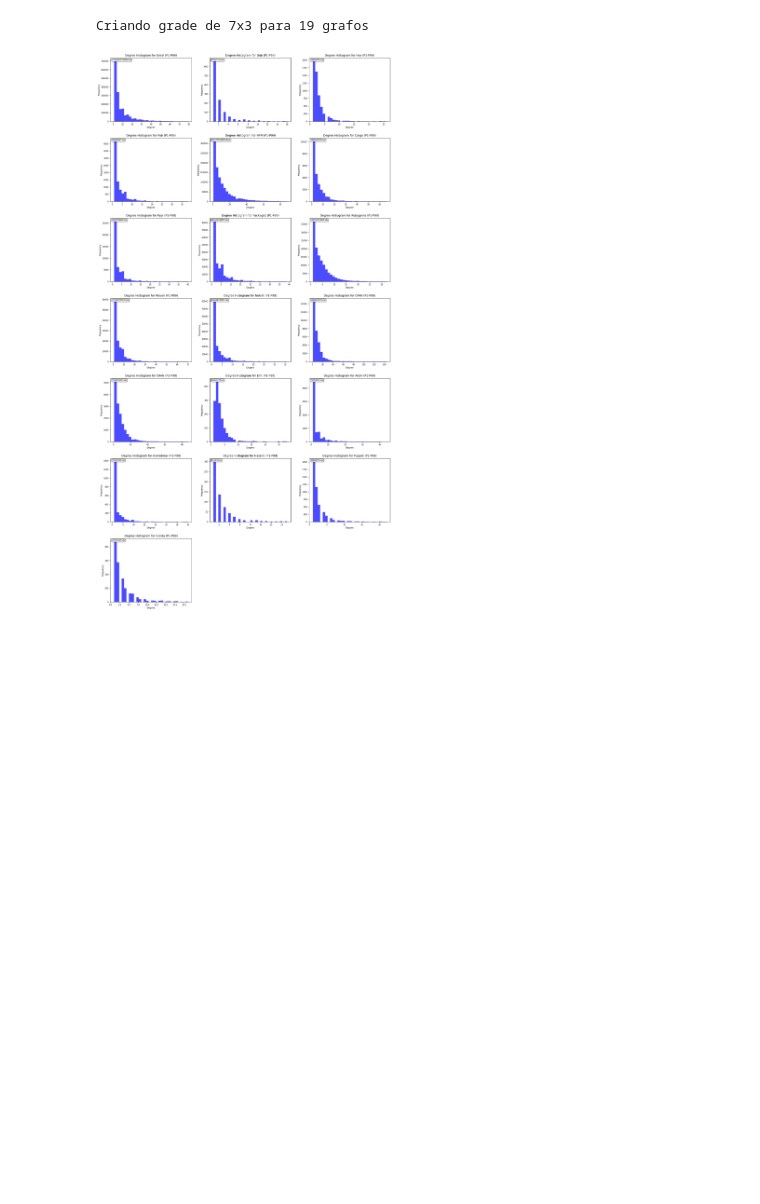
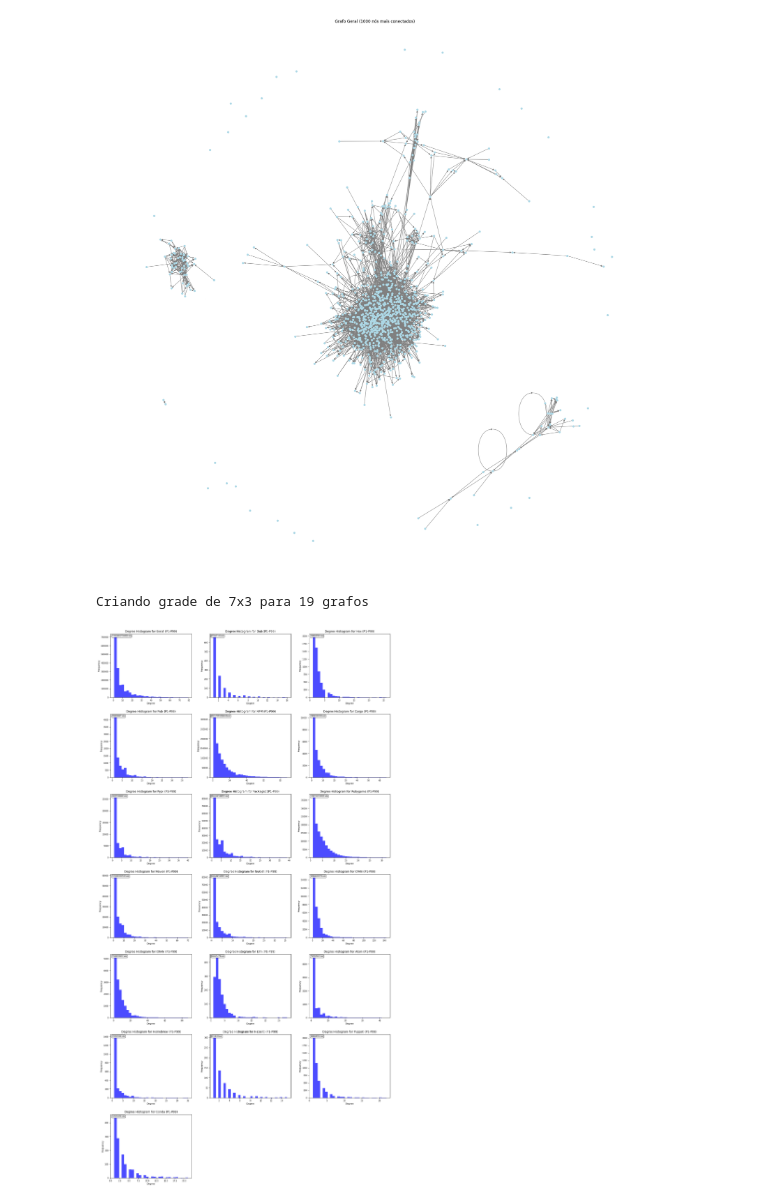
Before and after one commit to samuelc254/cr-ufabc, a Jupyter notebook: main.ipynb, the cells around one changed output. Saved outputs shown, nothing was run; the diff lists cells and outputs as text; code cells hidden in the pictures; blank space fills up the shorter version.

Commit message:
add grafo 1000 nós

```diff
--- a/main.ipynb
+++ b/main.ipynb
@@ -24,6 +24,18 @@ for platform in df["Platform"].unique():
 
     # Cria um grafo direcionado
     graphs[platform] = nx.from_pandas_edgelist(dfs[platform], source="Project Name", target="Dependency Name", create_using=nx.DiGraph())
+# %%
+# exibe o plot do grafo geral (aplenas os 100 nos mais conectados) com o networkx
+plt.figure(figsize=(30, 30))
+plt.title("Grafo Geral (1000 nós mais conectados)")
+top_nodes = sorted(graphs["Geral"].degree, key=lambda x: x[1], reverse=True)[:1000]
+subgraph = graphs["Geral"].subgraph([node for node, _ in top_nodes])
+pos = nx.spring_layout(subgraph, seed=42)
+nx.draw(subgraph, pos,  node_size=30 ,font_size=8, font_color="black", node_color="lightblue", edge_color="gray")
+plt.savefig("graphs/graph_general.png", dpi=300, bbox_inches="tight")
+plt.show()
+# %% [output]
+[figure, added]
 # %%
 # Conta quantos grafos existem
 num_graphs = len(graphs)
```
Also changed, not shown: 1 other file.
